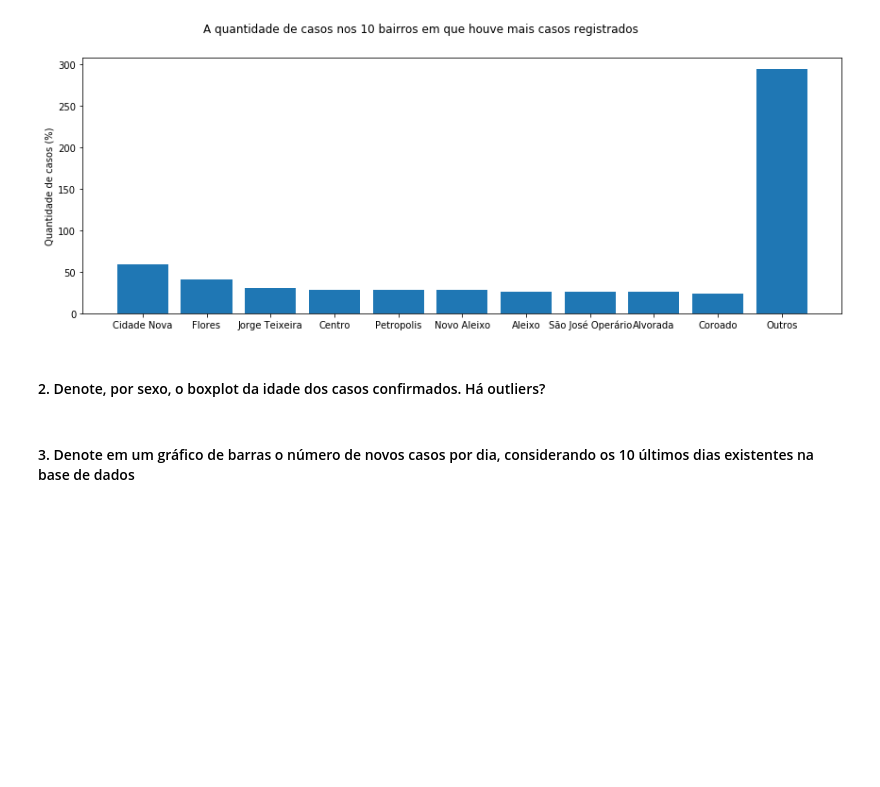
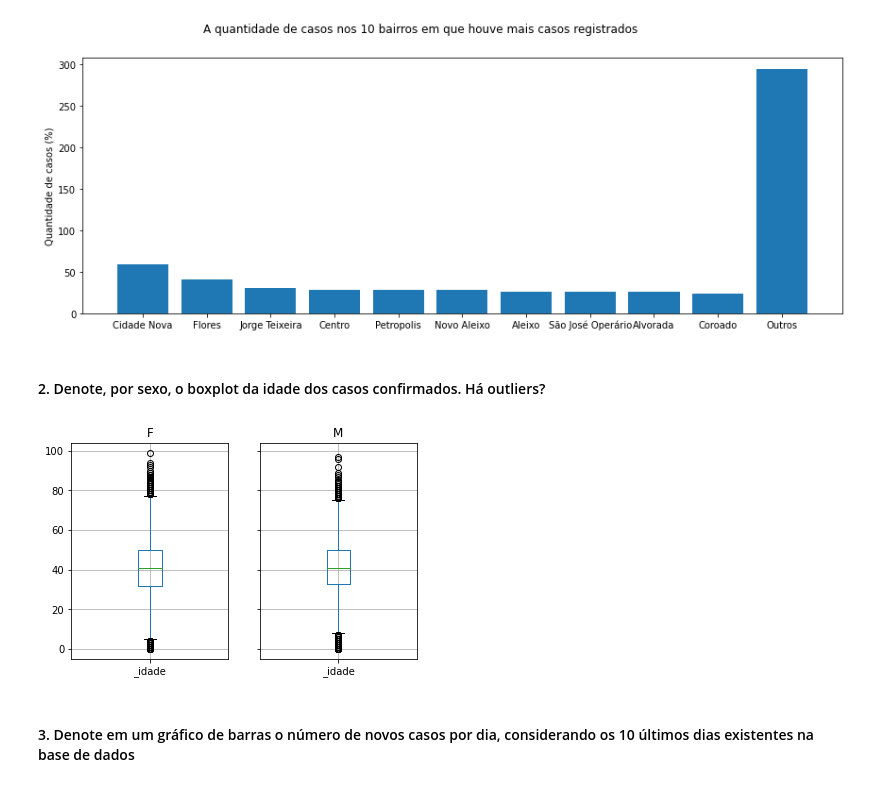
Before and after one commit to erikatilio/RNA-PP1, a Jupyter notebook: Visualização de Dados.ipynb, the cells around one changed output. Cells and saved outputs as stored; diff of their text form; code cells hidden in the pictures; blank space fills up the shorter version.

```diff
--- a/Visualização de Dados.ipynb
+++ b/Visualização de Dados.ipynb
@@ -29,6 +27,11 @@ plt.show()
 [figure]
 # %% [markdown]
 #### 2. Denote, por sexo, o boxplot da idade dos casos confirmados. Há outliers?
+# %%
+df.groupby('_sexo').boxplot(column=['_idade'])
+plt.show()
+# %% [output]
+[figure, added]
 # %% [markdown]
 #### 3. Denote em um gráfico de barras o número de novos casos por dia, considerando os 10 últimos dias existentes na base de dados
 # %%
```
Also changed, not shown: parts of 1 cell of this notebook.
